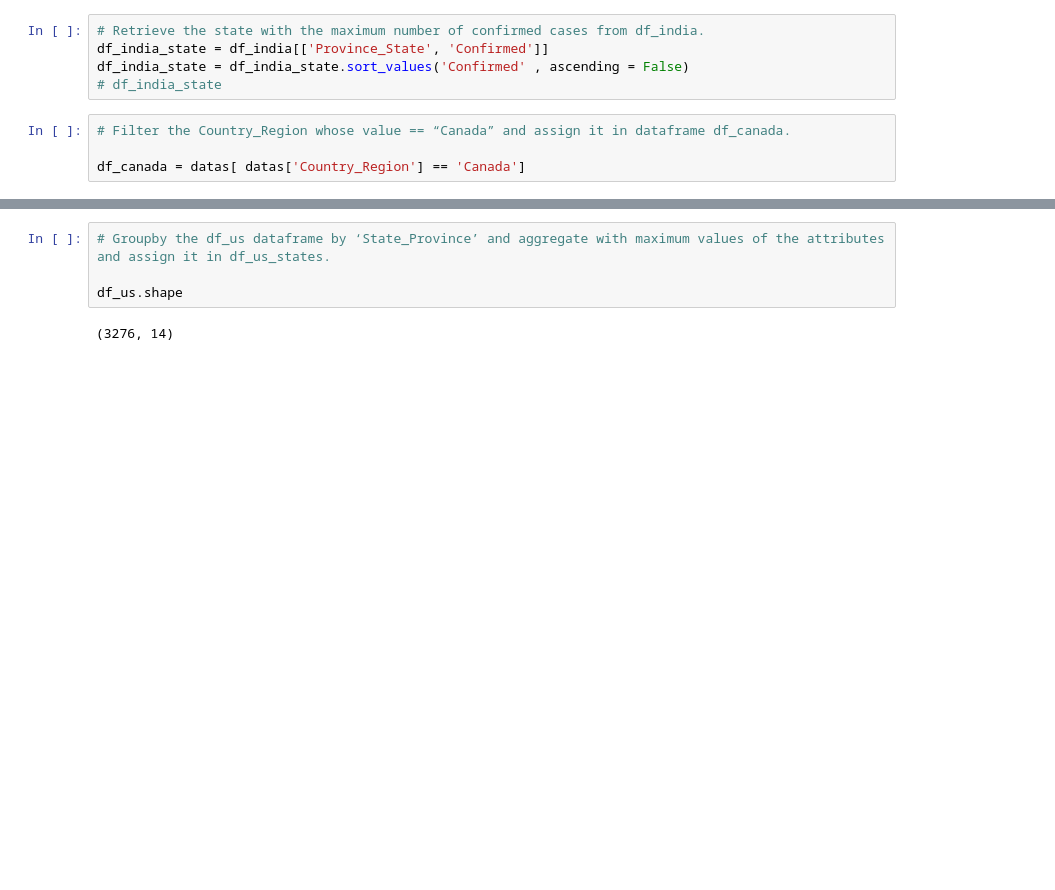
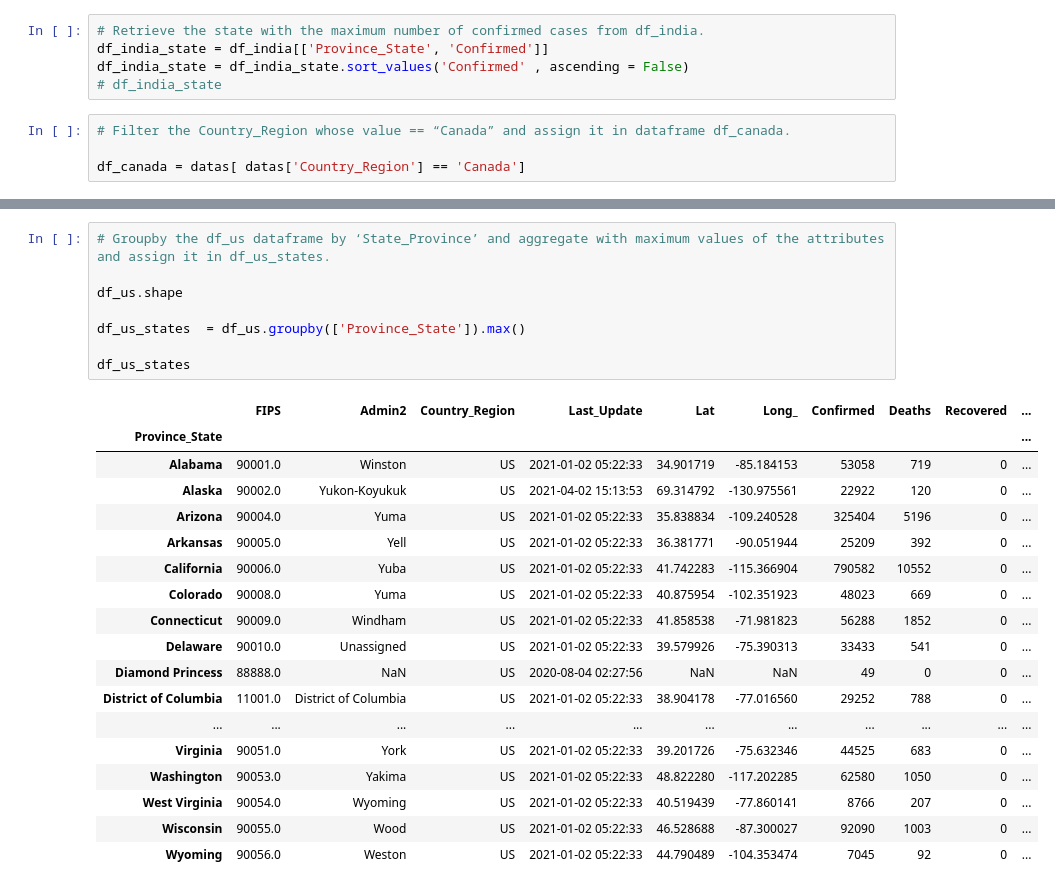
Before and after one commit to saras108/Intern, a Jupyter notebook: pandas/Untitled.ipynb, the cells around one changed output, grey strips where cells are left out. Drawn from its saved outputs; the diff is of its cells as text; blank space fills up the shorter version.

```diff
--- a/pandas/Untitled.ipynb
+++ b/pandas/Untitled.ipynb
@@ -329,6 +327,27 @@ df_us
 # %%
 # Groupby the df_us dataframe by ‘State_Province’ and aggregate with maximum values of the attributes and assign it in df_us_states.
 
 df_us.shape
+
+df_us_states  = df_us.groupby(['Province_State']).max()
+
+df_us_states
 # %% [output]
-(3276, 14)
+|  | FIPS | Admin2 | Country_Region | Last_Update | Lat | Long_ | Confirmed | Deaths | Recovered | ... |
+| Province_State |  |  |  |  |  |  |  |  |  | ... |
+| Alabama | 90001.0 | Winston | US | 2021-01-02 05:22:33 | 34.901719 | -85.184153 | 53058 | 719 | 0 | ... |
+| Alaska | 90002.0 | Yukon-Koyukuk | US | 2021-04-02 15:13:53 | 69.314792 | -130.975561 | 22922 | 120 | 0 | ... |
+| Arizona | 90004.0 | Yuma | US | 2021-01-02 05:22:33 | 35.838834 | -109.240528 | 325404 | 5196 | 0 | ... |
+| Arkansas | 90005.0 | Yell | US | 2021-01-02 05:22:33 | 36.381771 | -90.051944 | 25209 | 392 | 0 | ... |
+| California | 90006.0 | Yuba | US | 2021-01-02 05:22:33 | 41.742283 | -115.366904 | 790582 | 10552 | 0 | ... |
+| Colorado | 90008.0 | Yuma | US | 2021-01-02 05:22:33 | 40.875954 | -102.351923 | 48023 | 669 | 0 | ... |
+| Connecticut | 90009.0 | Windham | US | 2021-01-02 05:22:33 | 41.858538 | -71.981823 | 56288 | 1852 | 0 | ... |
+| Delaware | 90010.0 | Unassigned | US | 2021-01-02 05:22:33 | 39.579926 | -75.390313 | 33433 | 541 | 0 | ... |
+| Diamond Princess | 88888.0 | NaN | US | 2020-08-04 02:27:56 | NaN | NaN | 49 | 0 | 0 | ... |
+| District of Columbia | 11001.0 | District of Columbia | US | 2021-01-02 05:22:33 | 38.904178 | -77.016560 | 29252 | 788 | 0 | ... |
+| ... | ... | ... | ... | ... | ... | ... | ... | ... | ... | ... |
+| Virginia | 90051.0 | York | US | 2021-01-02 05:22:33 | 39.201726 | -75.632346 | 44525 | 683 | 0 | ... |
+| Washington | 90053.0 | Yakima | US | 2021-01-02 05:22:33 | 48.822280 | -117.202285 | 62580 | 1050 | 0 | ... |
+| West Virginia | 90054.0 | Wyoming | US | 2021-01-02 05:22:33 | 40.519439 | -77.860141 | 8766 | 207 | 0 | ... |
+| Wisconsin | 90055.0 | Wood | US | 2021-01-02 05:22:33 | 46.528688 | -87.300027 | 92090 | 1003 | 0 | ... |
+| Wyoming | 90056.0 | Weston | US | 2021-01-02 05:22:33 | 44.790489 | -104.353474 | 7045 | 92 | 0 | ... |
```
Also changed, not shown: parts of 10 cells of this notebook.
